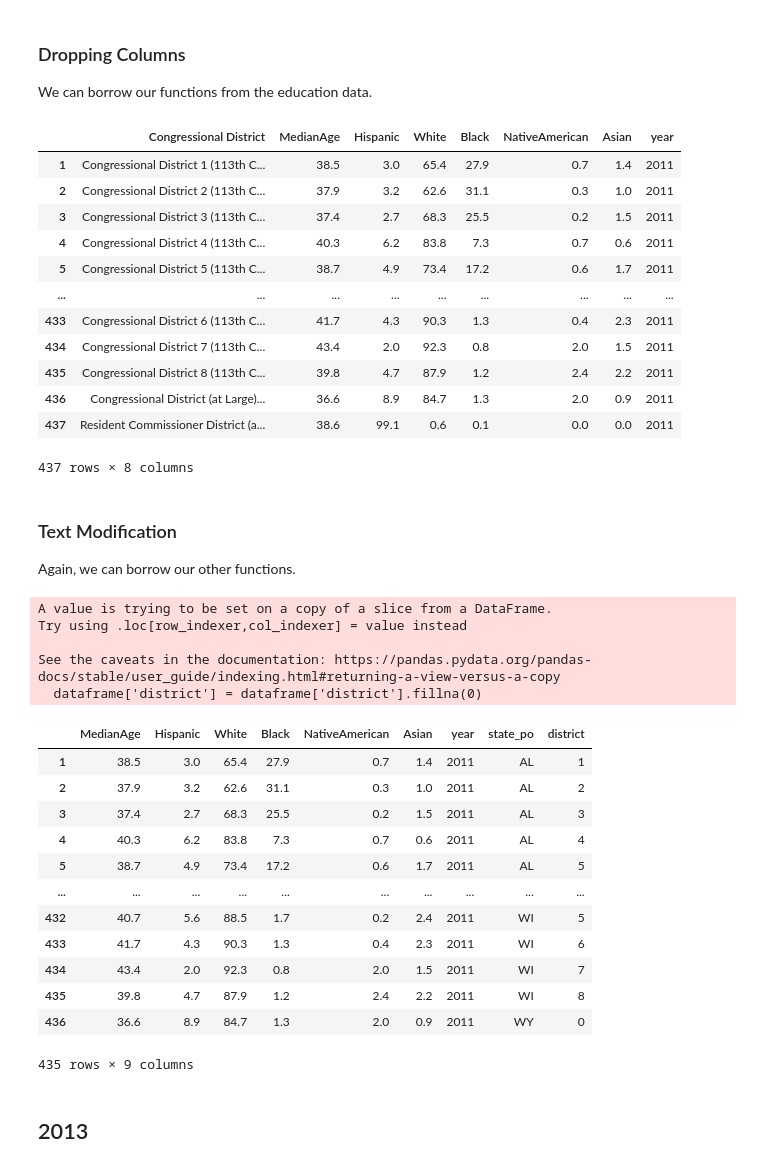
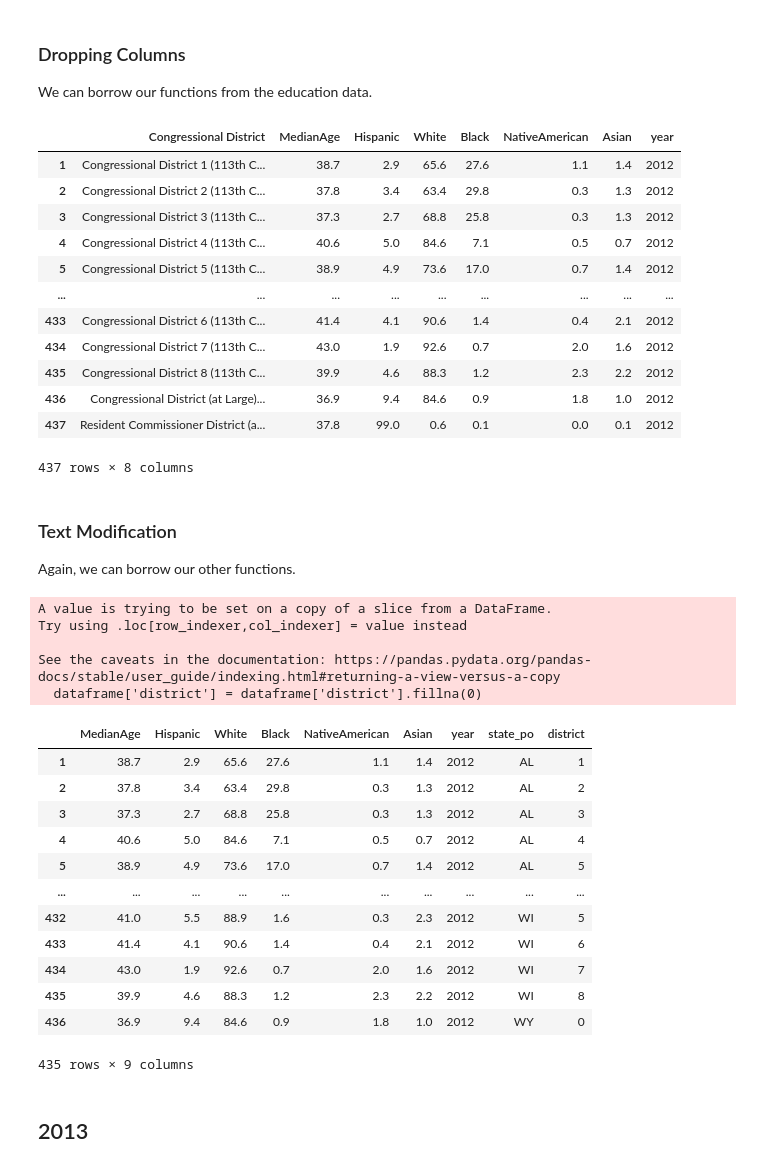
Before and after one commit to fcostell0/DS496Capstone, a Jupyter notebook: Processed Data/CensusRaceDataProcessing.ipynb, the cells around one changed output. Drawn from its saved outputs; the diff is of its cells as text; code cells hidden in the pictures.

```diff
--- a/Processed Data/CensusRaceDataProcessing.ipynb
+++ b/Processed Data/CensusRaceDataProcessing.ipynb
@@ -8,5 +11,5 @@ import pandas as pd
 # %%
-ACS2011 = pd.read_csv('C:/Users/finco/Documents/GitHub/DS496Capstone/Raw Data/Race/ACSDP1Y2013.DP05-Data.csv')
-ACS2011
+ACS2012 = pd.read_csv('C:/Users/finco/Documents/GitHub/DS496Capstone/Raw Data/Race/ACSDP1Y2012.DP05-Data.csv')
+ACS2012
 # %% [output]
 |  | GEO_ID | NAME | DP05_0001E | DP05_0001M | DP05_0001PE | DP05_0001PM | DP05_0002E | DP05_0002M | ... |
@@ -26,7 +29,7 @@ ACS2011
 ### Dropping Columns
 We can borrow our functions from the education data.
 # %%
-def dropColumns1315(dataframe):
+def dropColumns12(dataframe):
     featureList = ['NAME', # CD Name
                     'DP05_0017E', # Median age
                     'DP05_0066PE', # % Hispanic or Latino
@@ -51,22 +54,22 @@ def dropColumns1315(dataframe):
     dataframe = dataframe.drop(index = 0)
     return dataframe
 
-ACS2011 = dropColumns1315(ACS2011)
-ACS2011['year'] = 2011
-ACS2011
+ACS2012 = dropColumns12(ACS2012)
+ACS2012['year'] = 2012
+ACS2012
 # %% [output]
 |  | Congressional District | MedianAge | Hispanic | White | Black | NativeAmerican | Asian | year |
-| 1 | Congressional District 1 (113th C... | 38.5 | 3.0 | 65.4 | 27.9 | 0.7 | 1.4 | 2011 |
-| 2 | Congressional District 2 (113th C... | 37.9 | 3.2 | 62.6 | 31.1 | 0.3 | 1.0 | 2011 |
-| 3 | Congressional District 3 (113th C... | 37.4 | 2.7 | 68.3 | 25.5 | 0.2 | 1.5 | 2011 |
-| 4 | Congressional District 4 (113th C... | 40.3 | 6.2 | 83.8 | 7.3 | 0.7 | 0.6 | 2011 |
-| 5 | Congressional District 5 (113th C... | 38.7 | 4.9 | 73.4 | 17.2 | 0.6 | 1.7 | 2011 |
+| 1 | Congressional District 1 (113th C... | 38.7 | 2.9 | 65.6 | 27.6 | 1.1 | 1.4 | 2012 |
+| 2 | Congressional District 2 (113th C... | 37.8 | 3.4 | 63.4 | 29.8 | 0.3 | 1.3 | 2012 |
+| 3 | Congressional District 3 (113th C... | 37.3 | 2.7 | 68.8 | 25.8 | 0.3 | 1.3 | 2012 |
+| 4 | Congressional District 4 (113th C... | 40.6 | 5.0 | 84.6 | 7.1 | 0.5 | 0.7 | 2012 |
+| 5 | Congressional District 5 (113th C... | 38.9 | 4.9 | 73.6 | 17.0 | 0.7 | 1.4 | 2012 |
 | ... | ... | ... | ... | ... | ... | ... | ... | ... |
-| 433 | Congressional District 6 (113th C... | 41.7 | 4.3 | 90.3 | 1.3 | 0.4 | 2.3 | 2011 |
-| 434 | Congressional District 7 (113th C... | 43.4 | 2.0 | 92.3 | 0.8 | 2.0 | 1.5 | 2011 |
-| 435 | Congressional District 8 (113th C... | 39.8 | 4.7 | 87.9 | 1.2 | 2.4 | 2.2 | 2011 |
-| 436 | Congressional District (at Large)... | 36.6 | 8.9 | 84.7 | 1.3 | 2.0 | 0.9 | 2011 |
-| 437 | Resident Commissioner District (a... | 38.6 | 99.1 | 0.6 | 0.1 | 0.0 | 0.0 | 2011 |
+| 433 | Congressional District 6 (113th C... | 41.4 | 4.1 | 90.6 | 1.4 | 0.4 | 2.1 | 2012 |
+| 434 | Congressional District 7 (113th C... | 43.0 | 1.9 | 92.6 | 0.7 | 2.0 | 1.6 | 2012 |
+| 435 | Congressional District 8 (113th C... | 39.9 | 4.6 | 88.3 | 1.2 | 2.3 | 2.2 | 2012 |
+| 436 | Congressional District (at Large)... | 36.9 | 9.4 | 84.6 | 0.9 | 1.8 | 1.0 | 2012 |
+| 437 | Resident Commissioner District (a... | 37.8 | 99.0 | 0.6 | 0.1 | 0.0 | 0.1 | 2012 |
 437 rows × 8 columns
 # %% [markdown]
 ### Text Modification
@@ -76,46 +79,46 @@ def textProcessing(dataframe):
     dataframe['state'] = dataframe['Congressional District'].str.extract(r',\s([A-Za-z\s]+)$')
 
     state_abbr = {
         'Alabama': 'AL', 'Alaska':'AK', 'Arizona':'AZ', 'Arkansas':'AR', 'California':'CA', 'Colorado':'CO',
         'Connecticut':'CT','Delaware':'DE','Florida':'FL','Georgia':'GA', 'Hawaii':'HI','Idaho':'ID','Illinois':'IL',
         'Indiana':'IN', 'Iowa':'IA', 'Kansas':'KS', 'Kentucky':'KY', 'Louisiana':'LA', 'Maine':'ME', 'Maryland':'MD',
         'Massachusetts':'MA', 'Michigan':'MI', 'Minnesota':'MN', 'Mississippi':'MS', 'Missouri':'MO', 'Montana':'MT',
         'Nebraska':'NE', 'Nevada':'NV', 'New Hampshire':'NH', 'New Jersey':'NJ', 'New Mexico':'NM','New York':'NY', 'North Carolina':'NC',
         'North Dakota':'ND', 'Ohio':'OH', 'Oklahoma':'OK', 'Oregon':'OR', 'Pennsylvania':'PA', 'Rhode Island':'RI',
         'South Carolina':'SC', 'South Dakota':'SD', 'Tennessee':'TN', 'Texas':'TX', 'Utah':'UT', 'Vermont':'VT',
         'Virginia':'VA', 'Washington':'WA', 'West Virginia':'WV', 'Wisconsin':'WI', 'Wyoming':'WY'
     }
 
     dataframe['state_po'] = dataframe['state'].map(state_abbr)
     dataframe['district'] = dataframe['Congressional District'].str.extract(r'District (\d+)')
 
     dataframe = dataframe.dropna(subset=['state_po'])
     dataframe['district'] = dataframe['district'].fillna(0)
 
     dataframe = dataframe.drop(['state', 'Congressional District'], axis = 1)
 
     return dataframe
 
-ACS2011 = textProcessing(ACS2011)
-ACS2011
+ACS2012 = textProcessing(ACS2012)
+ACS2012
 # %% [output]
 A value is trying to be set on a copy of a slice from a DataFrame.
 Try using .loc[row_indexer,col_indexer] = value instead
 
 See the caveats in the documentation: https://pandas.pydata.org/pandas-docs/stable/user_guide/indexing.html#returning-a-view-versus-a-copy
   dataframe['district'] = dataframe['district'].fillna(0)
 |  | MedianAge | Hispanic | White | Black | NativeAmerican | Asian | year | state_po | district |
-| 1 | 38.5 | 3.0 | 65.4 | 27.9 | 0.7 | 1.4 | 2011 | AL | 1 |
-| 2 | 37.9 | 3.2 | 62.6 | 31.1 | 0.3 | 1.0 | 2011 | AL | 2 |
-| 3 | 37.4 | 2.7 | 68.3 | 25.5 | 0.2 | 1.5 | 2011 | AL | 3 |
-| 4 | 40.3 | 6.2 | 83.8 | 7.3 | 0.7 | 0.6 | 2011 | AL | 4 |
-| 5 | 38.7 | 4.9 | 73.4 | 17.2 | 0.6 | 1.7 | 2011 | AL | 5 |
+| 1 | 38.7 | 2.9 | 65.6 | 27.6 | 1.1 | 1.4 | 2012 | AL | 1 |
+| 2 | 37.8 | 3.4 | 63.4 | 29.8 | 0.3 | 1.3 | 2012 | AL | 2 |
+| 3 | 37.3 | 2.7 | 68.8 | 25.8 | 0.3 | 1.3 | 2012 | AL | 3 |
+| 4 | 40.6 | 5.0 | 84.6 | 7.1 | 0.5 | 0.7 | 2012 | AL | 4 |
+| 5 | 38.9 | 4.9 | 73.6 | 17.0 | 0.7 | 1.4 | 2012 | AL | 5 |
 | ... | ... | ... | ... | ... | ... | ... | ... | ... | ... |
-| 432 | 40.7 | 5.6 | 88.5 | 1.7 | 0.2 | 2.4 | 2011 | WI | 5 |
-| 433 | 41.7 | 4.3 | 90.3 | 1.3 | 0.4 | 2.3 | 2011 | WI | 6 |
-| 434 | 43.4 | 2.0 | 92.3 | 0.8 | 2.0 | 1.5 | 2011 | WI | 7 |
-| 435 | 39.8 | 4.7 | 87.9 | 1.2 | 2.4 | 2.2 | 2011 | WI | 8 |
-| 436 | 36.6 | 8.9 | 84.7 | 1.3 | 2.0 | 0.9 | 2011 | WY | 0 |
+| 432 | 41.0 | 5.5 | 88.9 | 1.6 | 0.3 | 2.3 | 2012 | WI | 5 |
+| 433 | 41.4 | 4.1 | 90.6 | 1.4 | 0.4 | 2.1 | 2012 | WI | 6 |
+| 434 | 43.0 | 1.9 | 92.6 | 0.7 | 2.0 | 1.6 | 2012 | WI | 7 |
+| 435 | 39.9 | 4.6 | 88.3 | 1.2 | 2.3 | 2.2 | 2012 | WI | 8 |
+| 436 | 36.9 | 9.4 | 84.6 | 0.9 | 1.8 | 1.0 | 2012 | WY | 0 |
 435 rows × 9 columns
 # %% [markdown]
 ## 2013
```
Also changed, not shown: parts of 10 cells of this notebook, 3 other files.
